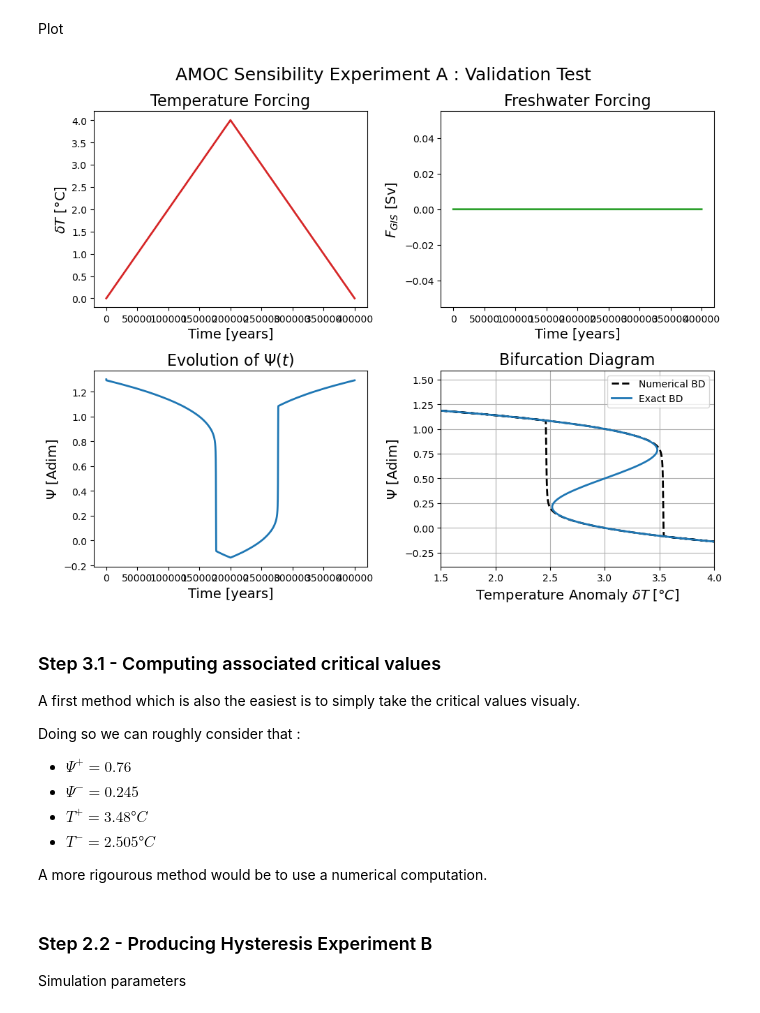
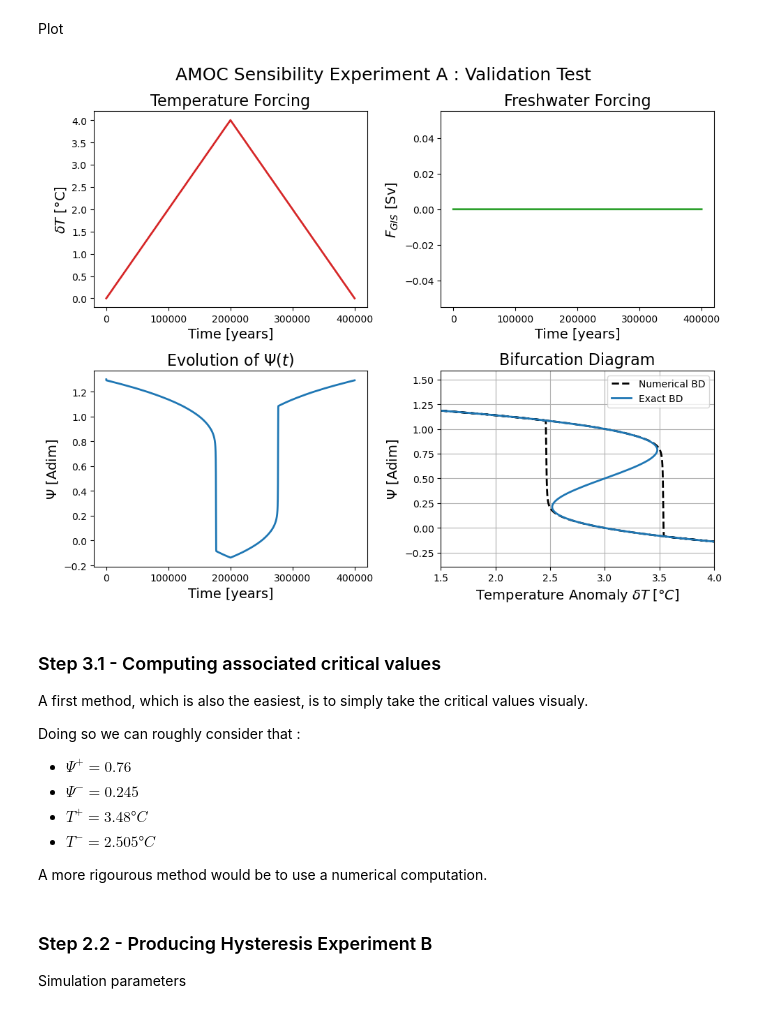
Before and after one commit to VUB-HYDR/2025_Laridon_etal_ORE, a Jupyter notebook: ATCM.ipynb, the cells around one changed output. Cells and saved outputs as stored; diff of their text form; code cells hidden in the pictures.

```diff
--- a/ATCM.ipynb
+++ b/ATCM.ipynb
@@ -273,38 +247,41 @@ ax1, ax2, ax3, ax4 = axes.flatten()
 fig.suptitle("AMOC Sensibility Experiment A : Validation Test", size=18)
 
 ax1.plot(sol_ExpA.t, forcing_temperature(sol_ExpA.t), lw=2,color="tab:red")
 ax1.set_title("Temperature Forcing", size=16)
+ax1.set_xticks([0,100000,200000,300000,400000])
 ax1.set_xlabel("Time [years]", fontsize=14)
 ax1.set_ylabel(r"$\delta T$ [°C]", fontsize=14)
 
 ax2.plot(sol_ExpA.t, forcing_freshwater(sol_ExpA.t), lw=2,color="tab:green")
 ax2.set_title("Freshwater Forcing", size=16)
+ax2.set_xticks([0,100000,200000,300000,400000])
 ax2.set_xlabel("Time [years]", fontsize=14)
 ax2.set_ylabel(r"$F_{GIS}$ [Sv]", fontsize=14)
 
 ax3.plot(sol_ExpA.t, sol_ExpA.y[0], lw=2,color="tab:blue")
 ax3.set_title("Evolution of " + r"$\Psi(t)$", size=16)
+ax3.set_xticks([0,100000,200000,300000,400000])
 ax3.set_xlabel("Time [years]", fontsize=14)
 ax3.set_ylabel(r"$\Psi$ [Adim]", fontsize=14)
 
 ax4.plot(forcing_temperature(sol_ExpA.t), sol_ExpA.y[0], "k--", lw=2, label="Numerical BD")
 ax4.plot(T,y_range,color="tab:blue", lw=2, label="Exact BD")
 ax4.set_title("Bifurcation Diagram", size=16)
 ax4.set_xlabel("Temperature Anomaly " + r"$\delta T \; [°C]$", fontsize=14)
 ax4.set_ylabel(r"$\Psi$ [Adim]", fontsize=14)
 ax4.set_xlim((1.5, 4))
 ax4.grid()
 
 plt.legend()
 fig.tight_layout()
 plt.savefig(figures_path+'val_test_EXPA', dpi=600, bbox_inches="tight")
 plt.show()
 # %% [output]
-[figure, old version]
+[figure, new version]
 # %% [markdown]
 ### Step 3.1 - Computing associated critical values
 
-A first method which is also the easiest is to simply take the critical values visualy.
+A first method, which is also the easiest, is to simply take the critical values visualy.
 
 Doing so we can roughly consider that :
 
```
Also changed, not shown: parts of 12 cells of this notebook.
